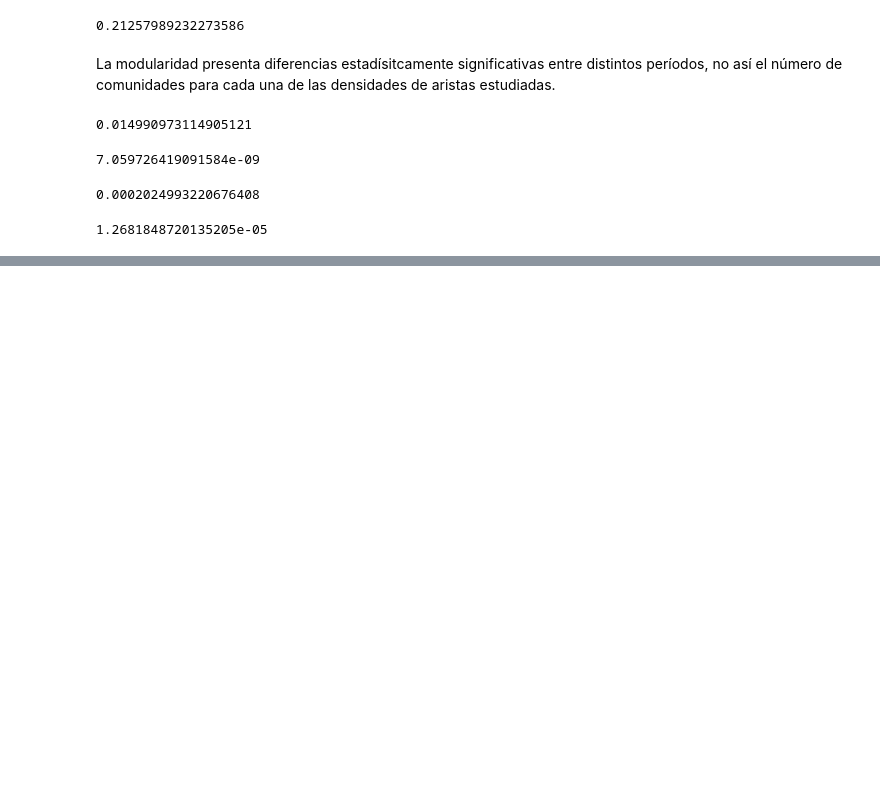
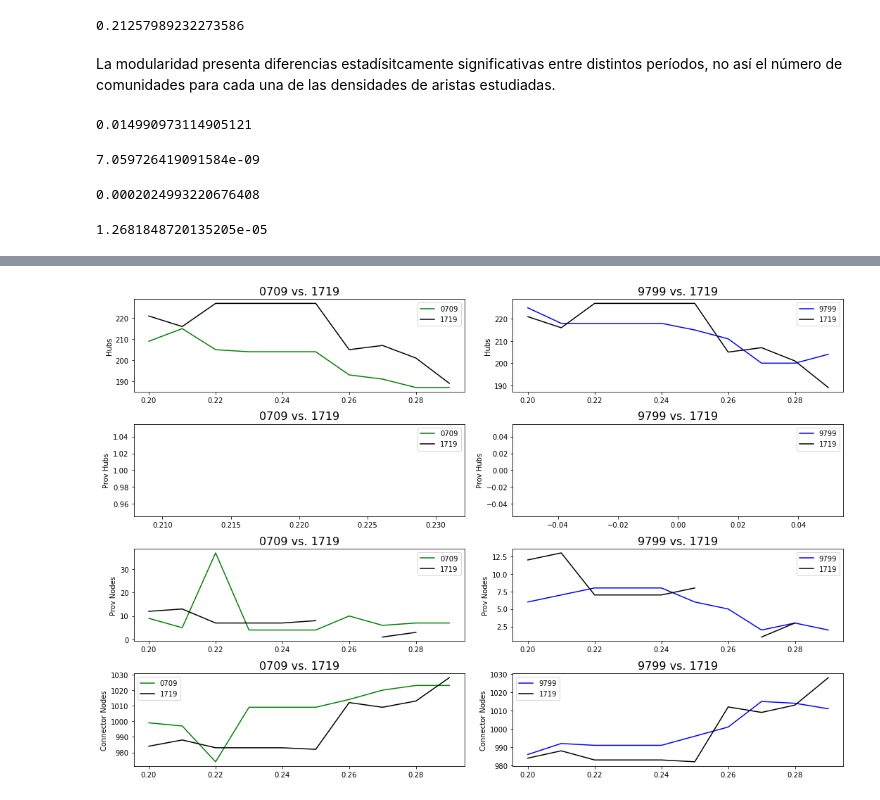
Before and after one commit to sc-perini/product-space, a Jupyter notebook: notebooks/04 - Armado de Grafos df1.ipynb, the cells around one changed output, grey strips where cells are left out. Drawn from its saved outputs; the diff is of its cells as text; code cells hidden in the pictures; blank space fills up the shorter version.

```diff
--- a/notebooks/04 - Armado de Grafos df1.ipynb
+++ b/notebooks/04 - Armado de Grafos df1.ipynb
@@ -1797,0 +1680,2 @@ def plot_nodes_types(nodes_types_df, title:str=None,
+# %%
+node_types2 = recognize_nodes_types(louv_communities2, pc_threshold=0.05, zc_threshold=1)
@@ -1797,0 +1738,3 @@ def plot_nodes_types(nodes_types_df, title:str=None,
+# %%
+df_results2 = calculate_nodes_types_amount(node_types2)
+df_results2
@@ -1797,0 +1775,4 @@ def plot_nodes_types(nodes_types_df, title:str=None,
+# %%
+plot_nodes_types(df_results2)
+# %% [output]
+[figure, added]
```
Also changed, not shown: parts of 53 cells of this notebook, 6 other files.
